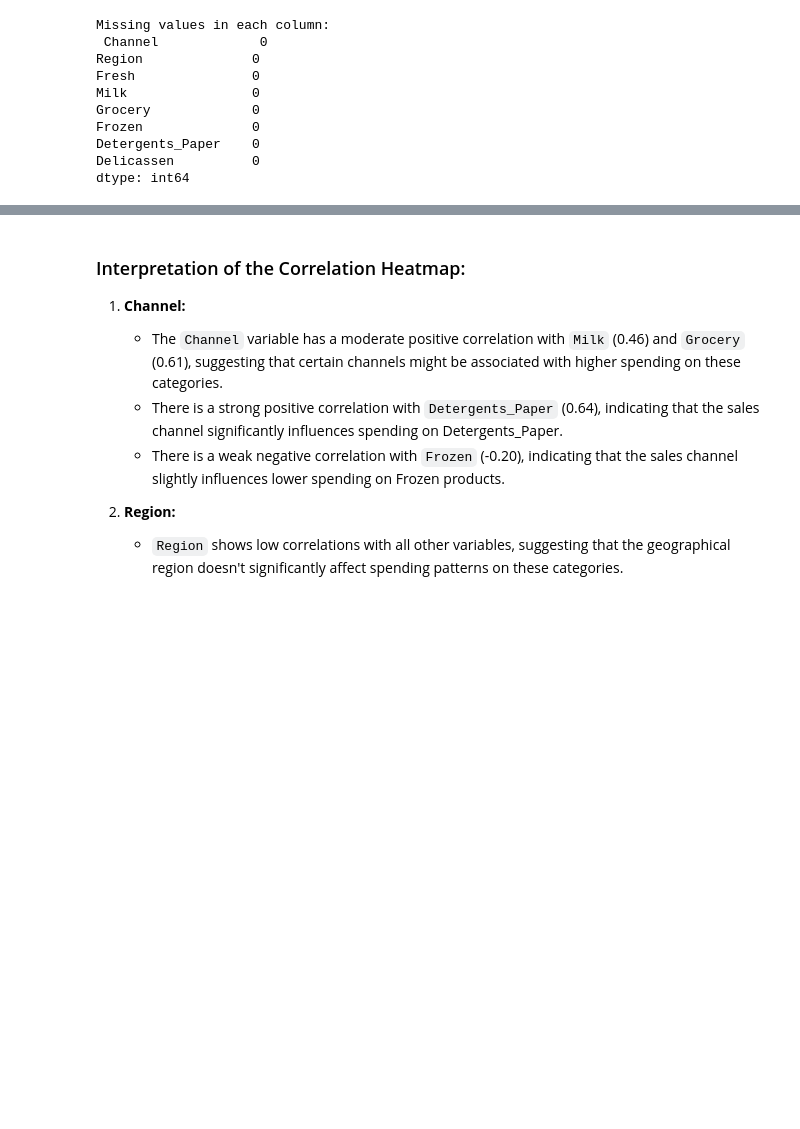
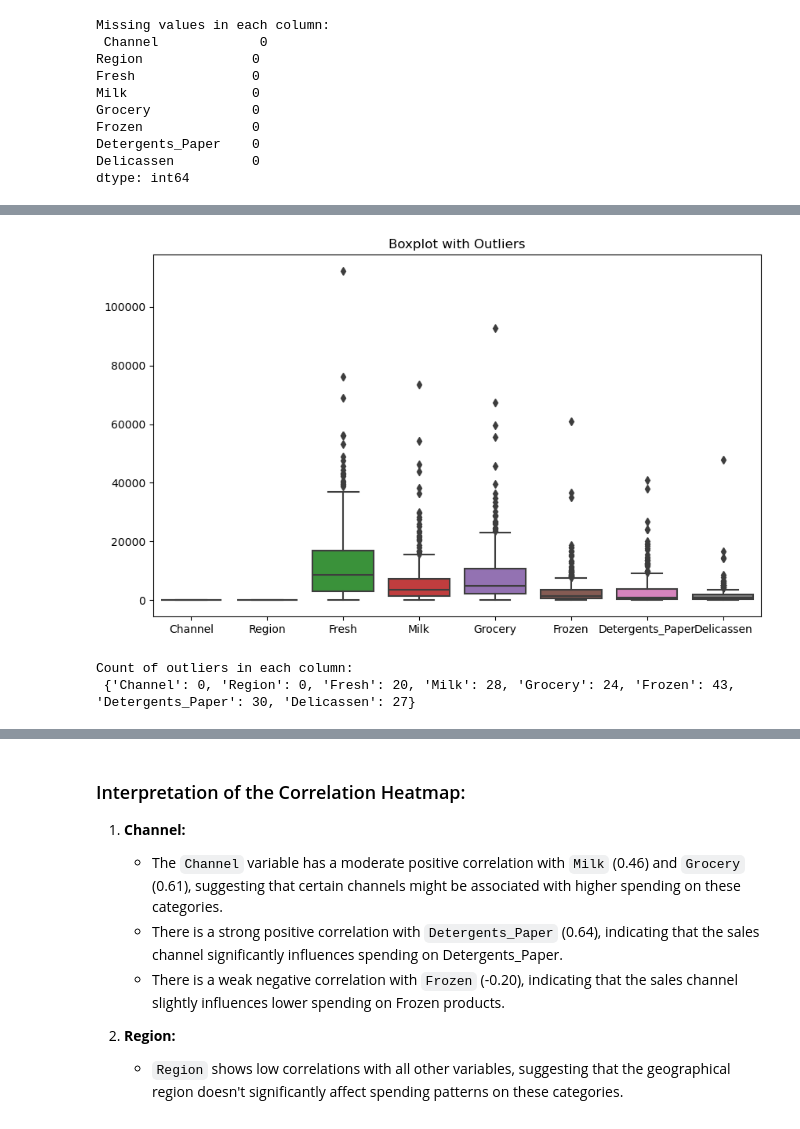
Before and after one commit to rdebullain/ML-Unsupervised, a Jupyter notebook: notebooks/unsupervised_learning_project.ipynb, the cells around one changed output, grey strips where cells are left out. Drawn from its saved outputs; the diff is of its cells as text; code cells hidden in the pictures; blank space fills up the shorter version.

```diff
--- a/notebooks/unsupervised_learning_project.ipynb
+++ b/notebooks/unsupervised_learning_project.ipynb
@@ -65,0 +70,28 @@ upper_bound = Q3 + 1.5 * IQR
+# %%
+# Create a boxplot for each numerical column in the DataFrame
+plt.figure(figsize=(10, 6))
+sns.boxplot(data=df)
+plt.title('Boxplot with Outliers')
+plt.show()
+# %% [output]
+[figure, added]
+# %%
+# Function to count outliers for each column
+def count_outliers(df):
+    outlier_counts = {}
+    for column in df.select_dtypes(include='number').columns:
+        Q1 = df[column].quantile(0.25)
+        Q3 = df[column].quantile(0.75)
+        IQR = Q3 - Q1
+        lower_bound = Q1 - 1.5 * IQR
+        upper_bound = Q3 + 1.5 * IQR
+        outliers = df[(df[column] < lower_bound) | (df[column] > upper_bound)][column]
+        outlier_counts[column] = outliers.count()
+    return outlier_counts
+
+# Count and print outliers
+outlier_counts = count_outliers(df)
+print("Count of outliers in each column:\n", outlier_counts)
+# %% [output]
+Count of outliers in each column:
+ {'Channel': 0, 'Region': 0, 'Fresh': 20, 'Milk': 28, 'Grocery': 24, 'Frozen': 43, 'Detergents_Paper': 30, 'Delicassen': 27}
```
Also changed, not shown: parts of 6 cells of this notebook.
